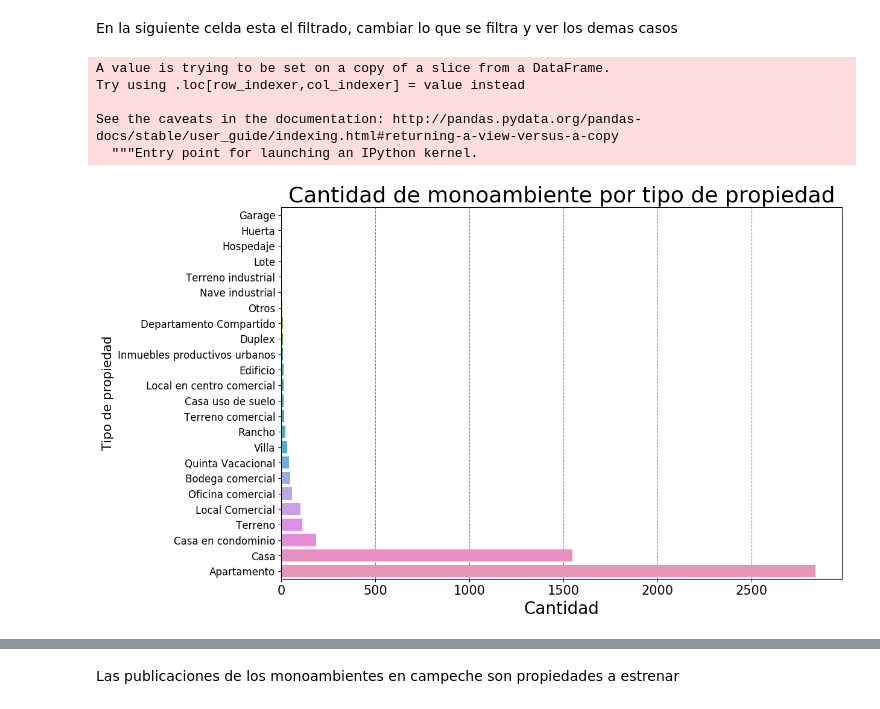
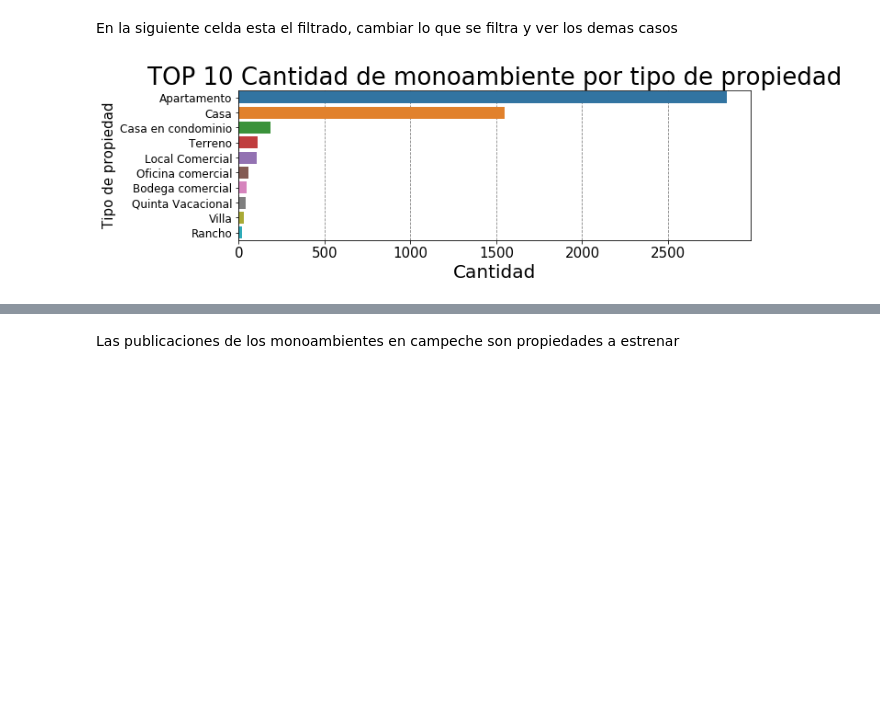
Before and after one commit to petermacgaul/orgaDatos-1, a Jupyter notebook: TP1/04-AnalisisMonoAmbientes.ipynb, the cells around one changed output, grey strips where cells are left out. Drawn from its saved outputs; the diff is of its cells as text; code cells hidden in the pictures; blank space fills up the shorter version.

Commit message:
Pushing all TP1 last added plots

```diff
--- a/TP1/04-AnalisisMonoAmbientes.ipynb
+++ b/TP1/04-AnalisisMonoAmbientes.ipynb
@@ -11,7 +11,7 @@ from shapely.geometry import Point, Polygon
 
 
 plt.style.use('default')
-plt.rcParams['figure.figsize'] = [12.0,8.0]
+plt.rcParams['figure.figsize'] = [10.0,7.0]
 
 df = pd.read_csv('data/train.csv',dtype={'tipodepropiedad':'category','ciudad':'category','provincia':'category'})
 df['fecha'] = pd.to_datetime(df['fecha'])
@@ -30,33 +30,29 @@ def fix_state_names(state_name):
 # %%
 df['metrostotales'].fillna(df['metroscubiertos'], inplace=True)
 df['metroscubiertos'].fillna(df['metrostotales'], inplace=True)
+# %%
+df['preciom2usd'] = df['preciousd'] / df['metrostotales']
 # %% [markdown]
 En la siguiente celda esta el filtrado, cambiar lo que se filtra y ver los demas casos
 # %%
 mono = df[df["habitaciones"]==1]
-# %%
-mono['preciom2usd'] = mono['preciousd'] / mono['metrostotales']
-# %% [output]
-A value is trying to be set on a copy of a slice from a DataFrame.
-Try using .loc[row_indexer,col_indexer] = value instead
-
-See the caveats in the documentation: http://pandas.pydata.org/pandas-docs/stable/user_guide/indexing.html#returning-a-view-versus-a-copy
-  """Entry point for launching an IPython kernel.
 # %%
 plotear = mono.tipodepropiedad.value_counts().to_frame()
-plotear = plotear.sort_values(by="tipodepropiedad").reset_index()
+plotear = plotear.sort_values(by="tipodepropiedad",ascending=False).reset_index().head(10)
 plotear = plotear.rename(columns={"index":"tipo","tipodepropiedad":"cuenta"})
 # %%
+plt.figure(figsize=(10,3))
+
 ax = sns.barplot(y=plotear.tipo, x=plotear.cuenta, data=plotear, order=plotear['tipo'])
 ax.set_ylabel('Tipo de propiedad', fontsize=15)
 ax.set_xlabel('Cantidad', fontsize=20)
 ax.tick_params(axis='y', labelsize=12)
 ax.tick_params(axis='x', labelsize=15)
 ax.yaxis.grid(False)
 ax.set_axisbelow(True)
-ax.set_title('Cantidad de monoambiente por tipo de propiedad', fontsize=26);
+ax.set_title('TOP 10 Cantidad de monoambiente por tipo de propiedad', fontsize=26);
 ax.grid(linestyle='dashed', color='gray')
 ax.yaxis.grid(False)
 # %% [output]
-[figure, old version]
+[figure, new version]
 # %%
```
Also changed, not shown: parts of 14 cells of this notebook, 7 other files.
